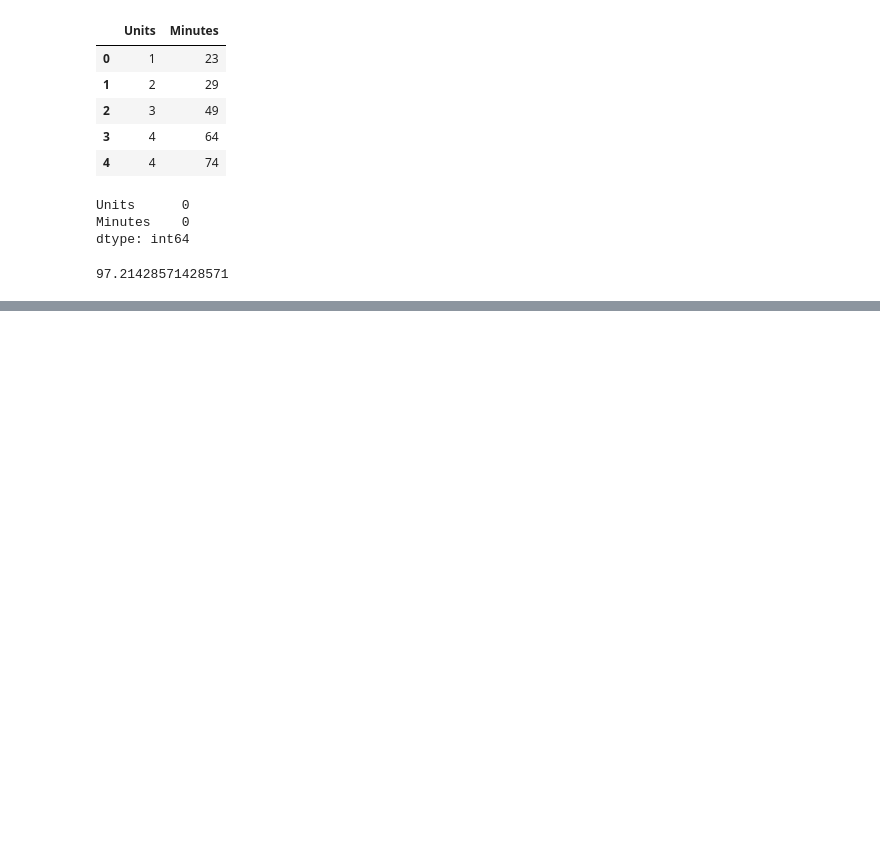
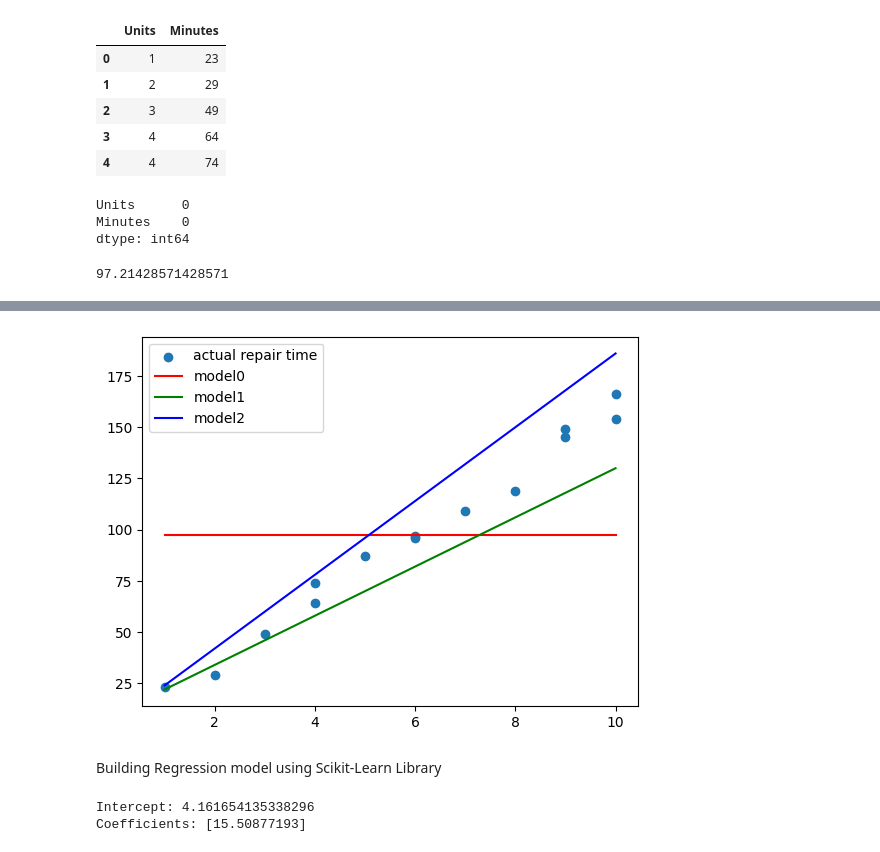
Before and after one commit to raghu24k/ML-Practical, a Jupyter notebook: submission2.ipynb, the cells around one changed output, grey strips where cells are left out. Cells and saved outputs as stored; diff of their text form; code cells hidden in the pictures; blank space fills up the shorter version.

```diff
--- a/submission2.ipynb
+++ b/submission2.ipynb
@@ -74,0 +82,10 @@ mean_values
+# %%
+model0=computers['Minutes'].mean()
+# %%
+model1 = 10+12*computers['Units']
+# %%
+model2 = 6+18*computers['Units']
+# %%
+computers['Model_0']=model0
+computers['Model_1']=model1
+computers['Model_2']=model2
@@ -74,0 +125,23 @@ mean_values
+# %%
+fig,ax=plt.subplots()
+ax.scatter(x='Units',y='Minutes',data=computers,label='actual repair time')
+ax.plot(computers['Units'],computers['Model_0'],color='red',label='model0')
+ax.plot(computers['Units'],computers['Model_1'],color='green',label='model1')
+ax.plot(computers['Units'],computers['Model_2'],color='blue',label='model2')
+ax.legend()
+plt.show()
+# %% [output]
+[figure, added]
+# %% [markdown]
+Building Regression model using Scikit-Learn Library
+# %%
+X = computers[['Units']]
+Y = computers['Minutes']
+from sklearn.linear_model import LinearRegression
+model3 = LinearRegression()
+model3.fit(X,Y)
+print("Intercept:",model3.intercept_)
+print("Coefficients:",model3.coef_)
+# %% [output]
+Intercept: 4.161654135338296
+Coefficients: [15.50877193]
```
Also changed, not shown: parts of 4 cells of this notebook.
